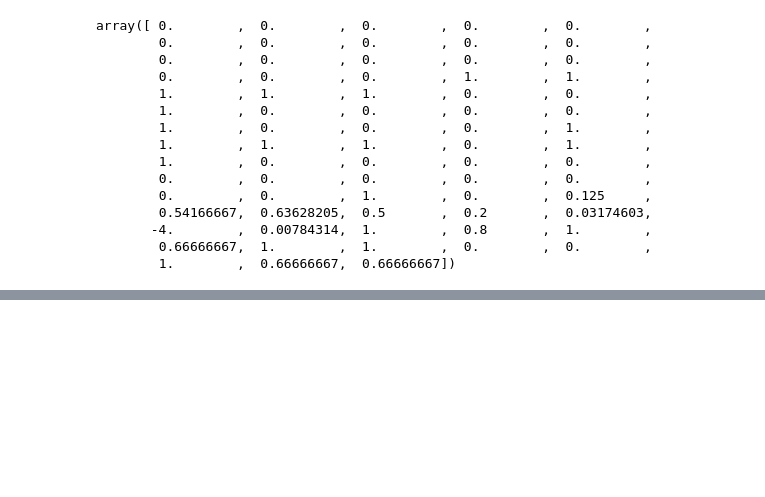
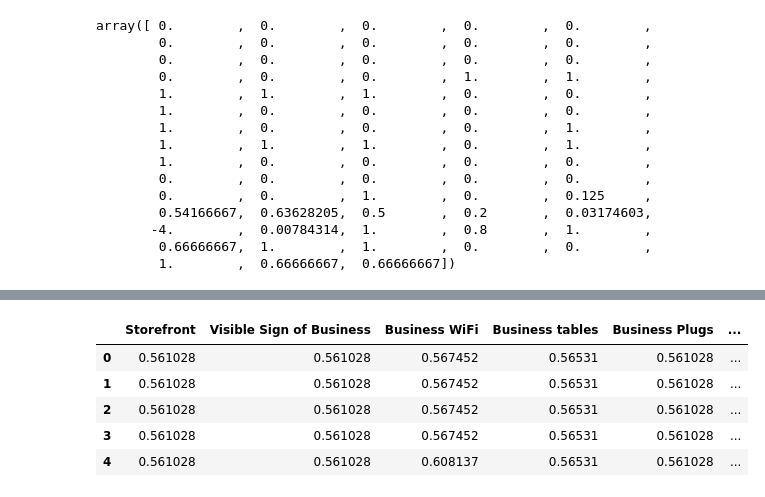
Before and after one commit to zeynepmertan/shantiproject, a Jupyter notebook: model building/Synthetic Data Generation.ipynb, the cells around one changed output, grey strips where cells are left out. Drawn from its saved outputs; the diff is of its cells as text; code cells hidden in the pictures; blank space fills up the shorter version.

```diff
--- a/model building/Synthetic Data Generation.ipynb
+++ b/model building/Synthetic Data Generation.ipynb
@@ -353,0 +390,4 @@ array([ 0.        ,  0.        ,  0.        ,  0.        ,  0.        ,
+# %%
+# Fit a copula to the transformed data
+copula = GaussianCopula(dim=len(df_normalized.columns))
+copula.fit(df_normalized_uniform.values)
@@ -353,0 +397,35 @@ array([ 0.        ,  0.        ,  0.        ,  0.        ,  0.        ,
+# %%
+# Compute uniform percentiles corresponding to original percentiles
+uniform_percentiles = {col: df_normalized[col].quantile([0.3, 0.6, 0.9]).values for col in df_normalized.columns}
+# %%
+# Generate synthetic data
+n_samples = 500
+synthetic_data = copula.random(n_samples)
+# %%
+# Define a function to map uniform data to specific percentiles
+def map_to_percentiles(data, percentiles):
+    data_mapped = data.copy()
+    for i in range(len(percentiles) - 1):
+        mask = (data >= percentiles[i]) & (data < percentiles[i + 1])
+        data_mapped[mask] = np.mean(percentiles[i:i + 2])
+    return data_mapped
+
+# Map synthetic uniform data to uniform percentiles
+synthetic_data_mapped = synthetic_data.copy()
+for i, col in enumerate(df_normalized.columns):
+    synthetic_data_mapped[:, i] = map_to_percentiles(synthetic_data[:, i], uniform_percentiles[col])
+
+# Transform synthetic data from uniform to original distribution
+synthetic_data_inverse_transformed = pd.DataFrame(
+    {col: ecdfs[col](synthetic_data_mapped[:, i]) for i, col in enumerate(df.columns)},
+    index=range(synthetic_data_mapped.shape[0])  # set index to be from 0 to number of samples
+)
+# %%
+synthetic_data_inverse_transformed.head()
+# %% [output]
+|  | Storefront | Visible Sign of Business | Business WiFi | Business tables | Business Plugs | ... |
+| 0 | 0.561028 | 0.561028 | 0.567452 | 0.56531 | 0.561028 | ... |
+| 1 | 0.561028 | 0.561028 | 0.567452 | 0.56531 | 0.561028 | ... |
+| 2 | 0.561028 | 0.561028 | 0.567452 | 0.56531 | 0.561028 | ... |
+| 3 | 0.561028 | 0.561028 | 0.567452 | 0.56531 | 0.561028 | ... |
+| 4 | 0.561028 | 0.561028 | 0.608137 | 0.56531 | 0.561028 | ... |
```
Also changed, not shown: parts of 8 cells of this notebook.
